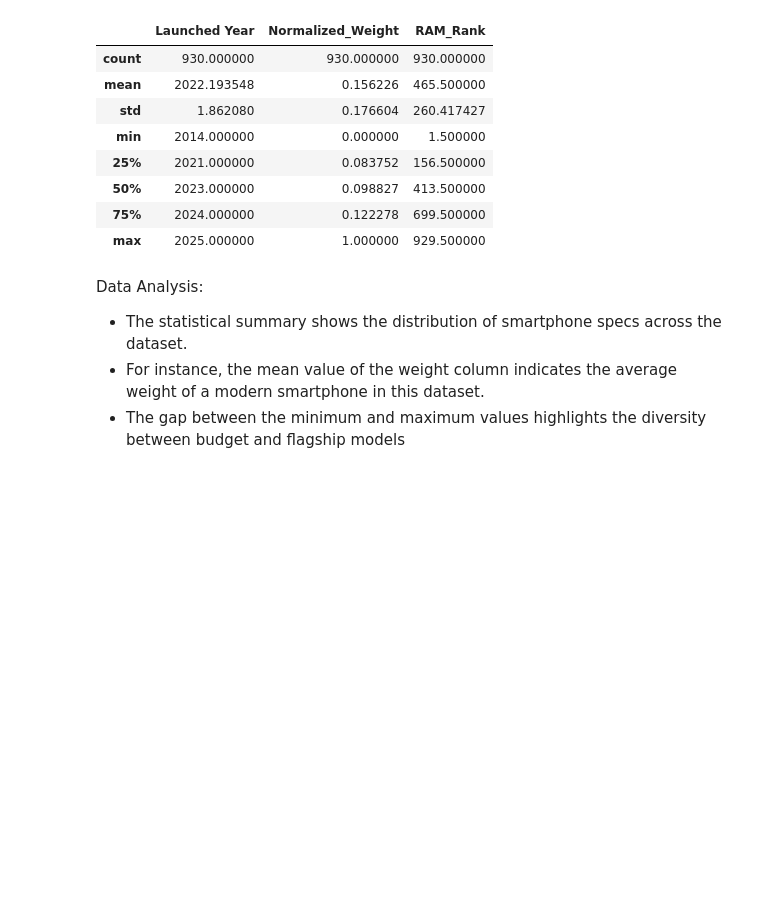
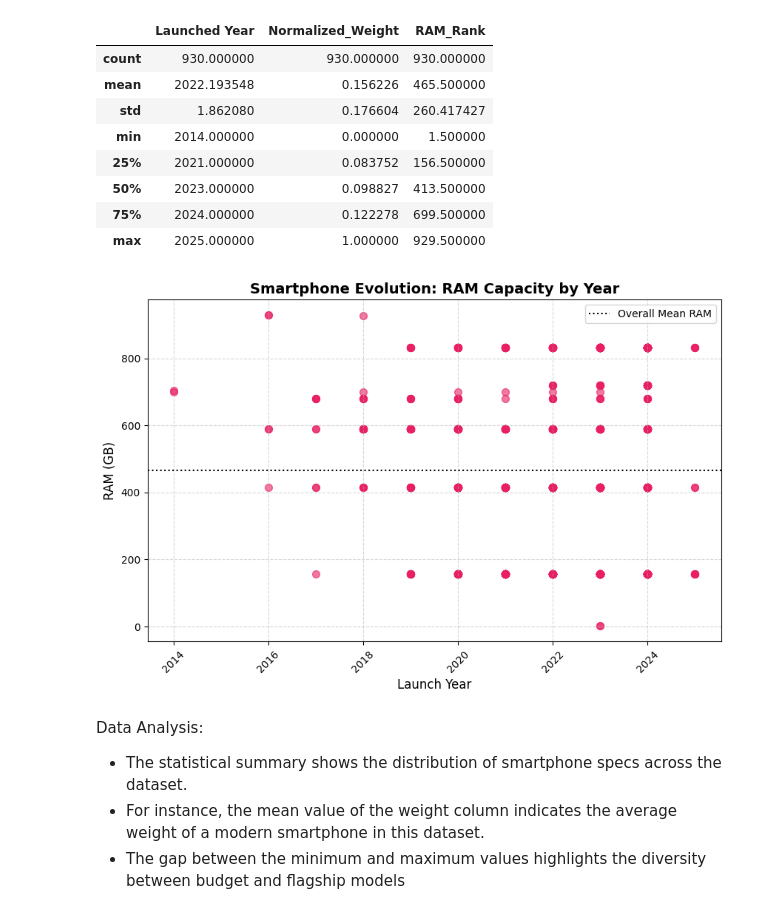
Before and after one commit to ahmedHy0/smartphone-specification, a Jupyter notebook: smartphone Specification .ipynb, the cells around one changed output. Saved outputs shown, nothing was run; the diff lists cells and outputs as text; code cells hidden in the pictures; blank space fills up the shorter version.

```diff
--- a/smartphone Specification .ipynb
+++ b/smartphone Specification .ipynb
@@ -75,6 +88,24 @@ df.describe()
 | 50% | 2023.000000 | 0.098827 | 413.500000 |
 | 75% | 2024.000000 | 0.122278 | 699.500000 |
 | max | 2025.000000 | 1.000000 | 929.500000 |
+# %%
+# Scatter Plot: Launch Year vs RAM Capacity
+plt.figure(figsize=(10, 6))
+plt.scatter(df['Launched Year'], df['RAM_Rank'], alpha=0.6, color='#E91E63', s=50)
+
+# Formatting for a professional look
+plt.title('Smartphone Evolution: RAM Capacity by Year', fontsize=14, fontweight='bold')
+plt.xlabel('Launch Year', fontsize=12)
+plt.ylabel('RAM (GB)', fontsize=12)
+plt.xticks(rotation=45)
+plt.grid(True, linestyle='--', alpha=0.5)
+
+# Adding a trend line for extra insight
+plt.axhline(df['RAM_Rank'].mean(), color='black', linestyle=':', label='Overall Mean RAM')
+plt.legend()
+plt.show()
+# %% [output]
+[figure, added]
 # %% [markdown]
 Data Analysis:
 * The statistical summary shows the distribution of smartphone specs across the dataset.
```
Also changed, not shown: parts of 1 cell of this notebook.
